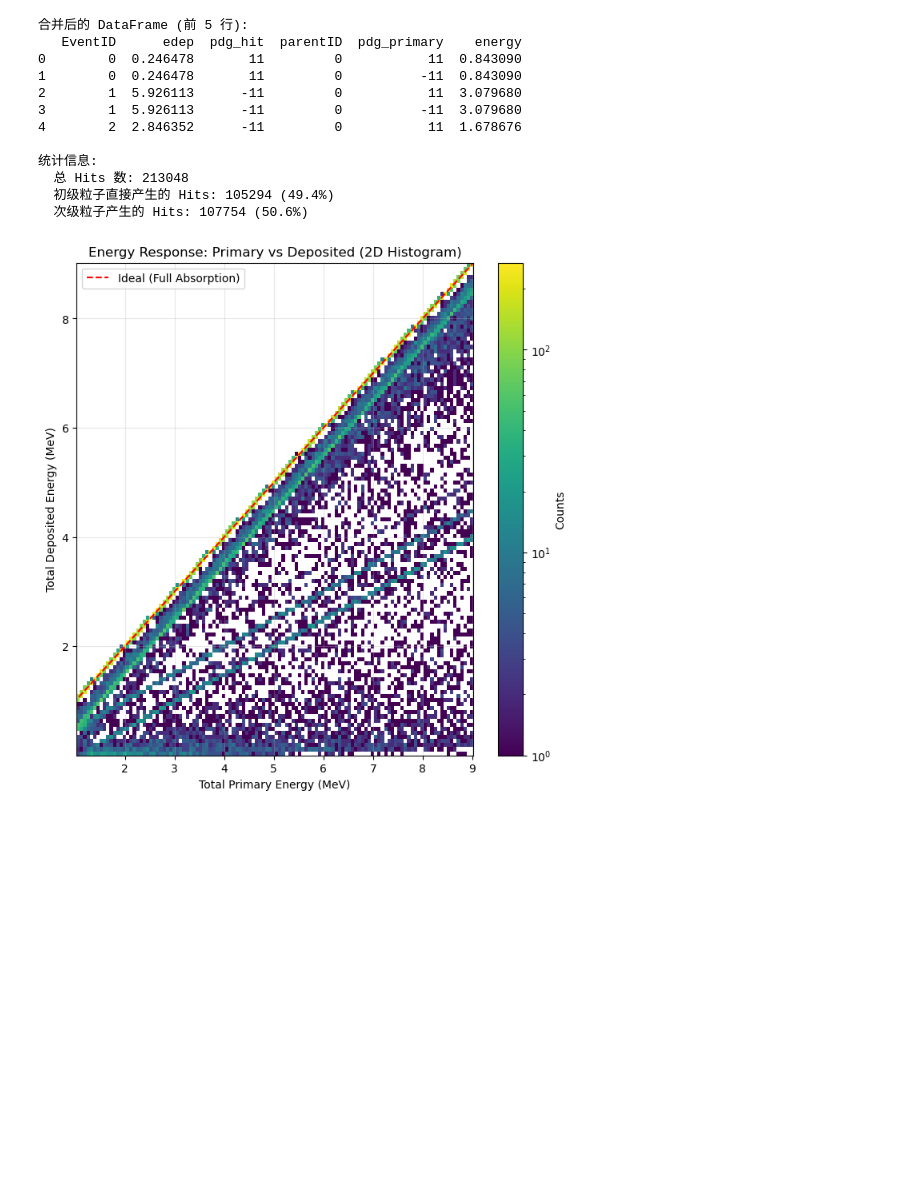
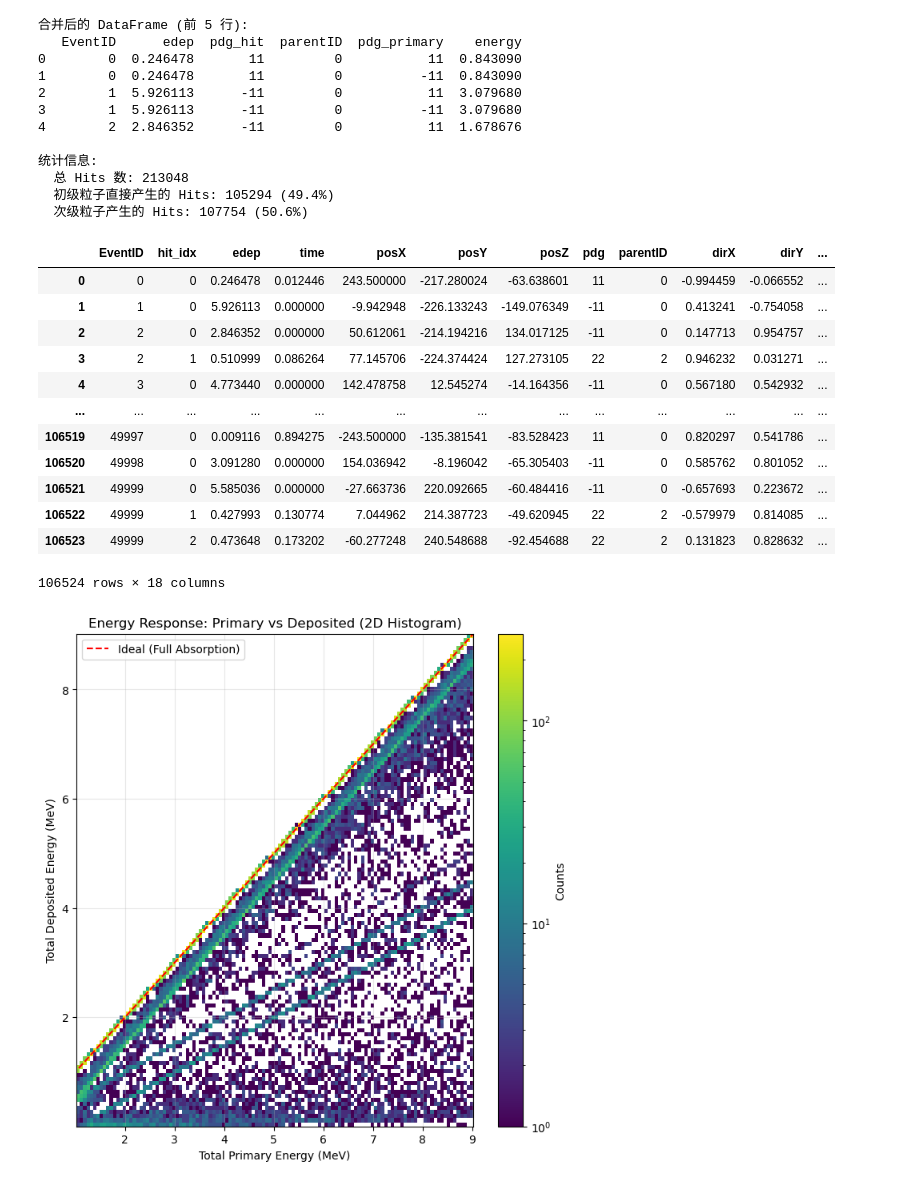
Before and after one commit to elphen-wang/CsI_detector, a Jupyter notebook: data.ipynb, the cells around one changed output. Saved outputs shown, nothing was run; the diff lists cells and outputs as text; code cells hidden in the pictures; blank space fills up the shorter version.

```diff
--- a/data.ipynb
+++ b/data.ipynb
@@ -171,6 +171,22 @@ event_primary.rename(columns={"energy": "total_primary_energy"}, inplace=True)
 
 # 合并两个统计结果
 df_energy_corr = pd.merge(event_edep, event_primary, on="EventID")
+# %%
+df_hits
+# %% [output]
+|  | EventID | hit_idx | edep | time | posX | posY | posZ | pdg | parentID | dirX | dirY | ... |
+| 0 | 0 | 0 | 0.246478 | 0.012446 | 243.500000 | -217.280024 | -63.638601 | 11 | 0 | -0.994459 | -0.066552 | ... |
+| 1 | 1 | 0 | 5.926113 | 0.000000 | -9.942948 | -226.133243 | -149.076349 | -11 | 0 | 0.413241 | -0.754058 | ... |
+| 2 | 2 | 0 | 2.846352 | 0.000000 | 50.612061 | -214.194216 | 134.017125 | -11 | 0 | 0.147713 | 0.954757 | ... |
+| 3 | 2 | 1 | 0.510999 | 0.086264 | 77.145706 | -224.374424 | 127.273105 | 22 | 2 | 0.946232 | 0.031271 | ... |
+| 4 | 3 | 0 | 4.773440 | 0.000000 | 142.478758 | 12.545274 | -14.164356 | -11 | 0 | 0.567180 | 0.542932 | ... |
+| ... | ... | ... | ... | ... | ... | ... | ... | ... | ... | ... | ... | ... |
+| 106519 | 49997 | 0 | 0.009116 | 0.894275 | -243.500000 | -135.381541 | -83.528423 | 11 | 0 | 0.820297 | 0.541786 | ... |
+| 106520 | 49998 | 0 | 3.091280 | 0.000000 | 154.036942 | -8.196042 | -65.305403 | -11 | 0 | 0.585762 | 0.801052 | ... |
+| 106521 | 49999 | 0 | 5.585036 | 0.000000 | -27.663736 | 220.092665 | -60.484416 | -11 | 0 | -0.657693 | 0.223672 | ... |
+| 106522 | 49999 | 1 | 0.427993 | 0.130774 | 7.044962 | 214.387723 | -49.620945 | 22 | 2 | -0.579979 | 0.814085 | ... |
+| 106523 | 49999 | 2 | 0.473648 | 0.173202 | -60.277248 | 240.548688 | -92.454688 | 22 | 2 | 0.131823 | 0.828632 | ... |
+106524 rows × 18 columns
 # %%
 # 绘图 1: 能量响应二维直方图
 plt.figure(figsize=(8, 8))
```
Also changed, not shown: 1 other file.
